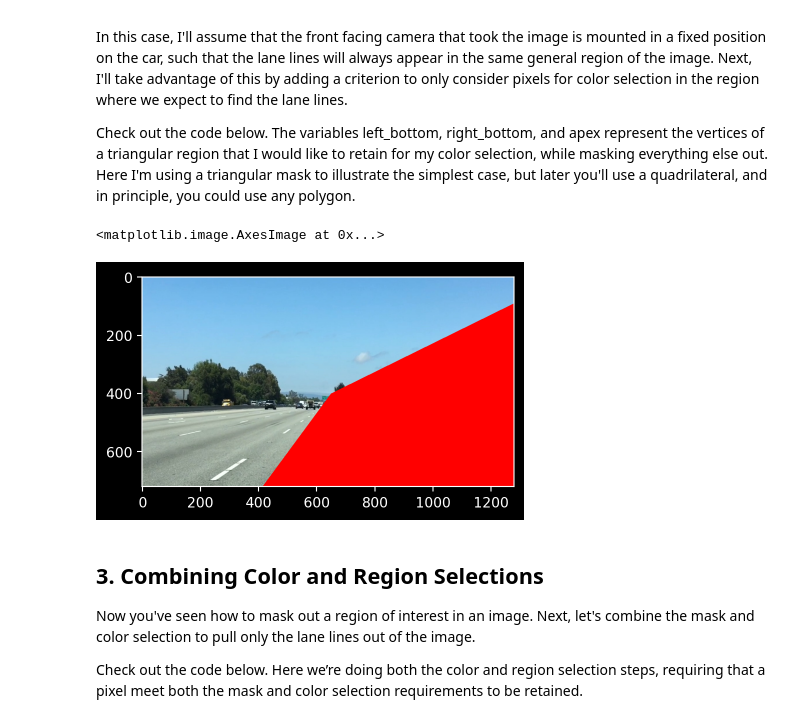
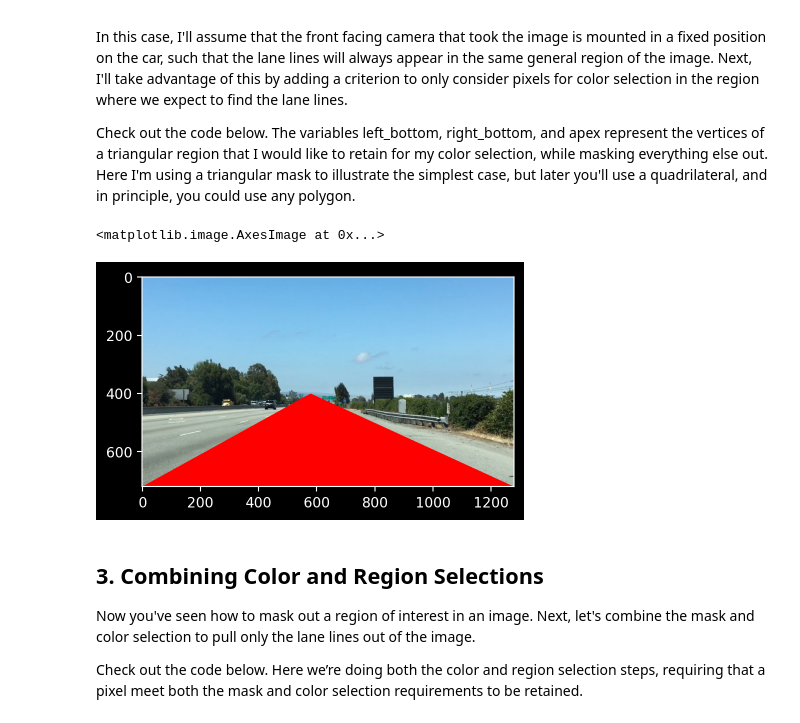
Before and after one commit to hai5rt/MMA-Mustererkennung, a Jupyter notebook: 3 Hough - Transformation/Exercise_Hough__starter.ipynb, the cells around one changed output. Drawn from its saved outputs; the diff is of its cells as text; code cells hidden in the pictures.

```diff
--- a/3 Hough - Transformation/Exercise_Hough__starter.ipynb
+++ b/3 Hough - Transformation/Exercise_Hough__starter.ipynb
@@ -105,36 +105,36 @@ region_select = np.copy(image)
 
 # Define a triangle region of interest
 # Keep in mind the origin (x=0, y=0) is in the upper left in image processing
 # Note: if you run this code, you'll find these are not sensible values!!
 # But you'll get a chance to play with them soon in a quiz
 left_bottom = [0, ysize]
-right_bottom = [1, xsize]
-apex = [650, 400]
+right_bottom = [xsize, ysize]
+apex = [580,400]
 
 # Fit lines (y=Ax+B) to identify the  3 sided region of interest
 # np.polyfit() returns the coefficients [A, B] of the fit
 fit_left = np.polyfit((left_bottom[0], apex[0]), (left_bottom[1], apex[1]), 1)
 fit_right = np.polyfit((right_bottom[0], apex[0]), (right_bottom[1], apex[1]), 1)
 fit_bottom = np.polyfit((left_bottom[0], right_bottom[0]), (left_bottom[1], right_bottom[1]), 1)
 
 # Find the region inside the lines
 XX, YY = np.meshgrid(np.arange(0, xsize), np.arange(0, ysize))
 # The region inside the lines is defined by the lines' equations. Conditions are:
 # y> Ax + B for left and right lines
 # y< Ax + B for bottom line
 # A and B are found using np.polyfit() above (fit_left, fit_right, fit_bottom)
 region_thresholds = (YY > (XX*fit_left[0] + fit_left[1])) & \
                     (YY > (XX*fit_right[0] + fit_right[1])) & \
                     (YY < (XX*fit_bottom[0] + fit_bottom[1]))
 
 # Color pixels red which are inside the region of interest
 region_select[region_thresholds] = [255, 0, 0]
 
 # Display the image
 plt.imshow(region_select)
 # %% [output]
 <matplotlib.image.AxesImage at 0x...>
-[figure, old version]
+[figure, new version]
 # %% [markdown]
 ## 3. Combining Color and Region Selections
 
```
Also changed, not shown: parts of 6 cells of this notebook.
